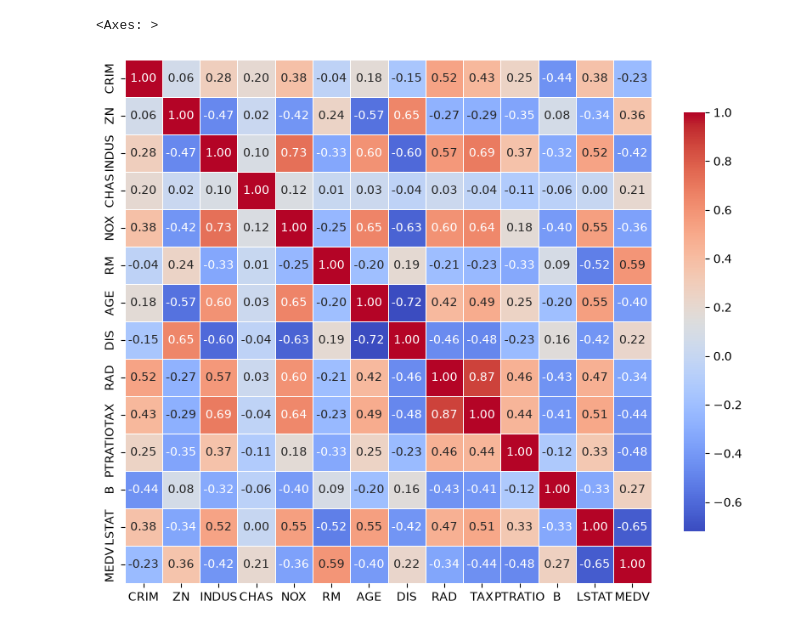
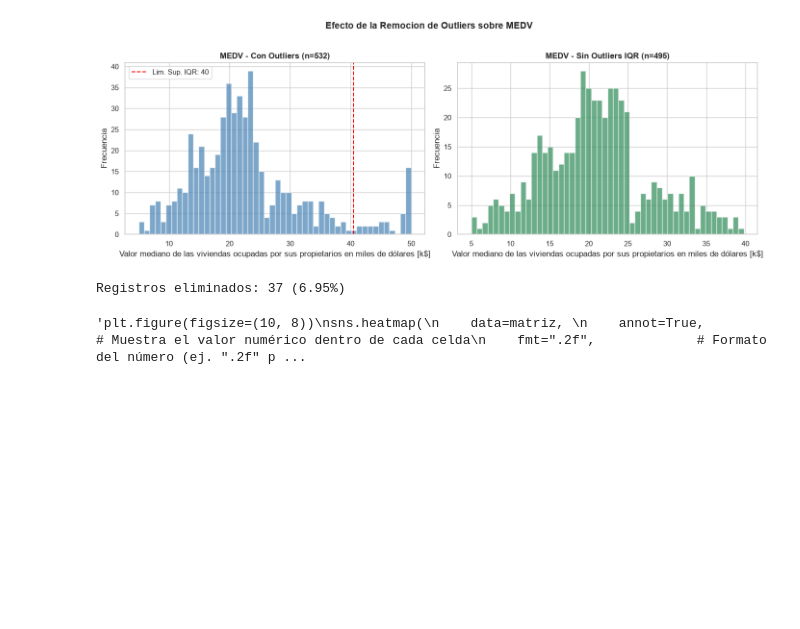
Before and after one commit to valentinocivetta04/TP_AA1_Civetta_Fucci_Frank_Winter, a Jupyter notebook: TP1/TP-regresion-AA1.ipynb, the cells around one changed output. Drawn from its saved outputs; the diff is of its cells as text; code cells hidden in the pictures; blank space fills up the shorter version.

```diff
--- a/TP1/TP-regresion-AA1.ipynb
+++ b/TP1/TP-regresion-AA1.ipynb
@@ -73,0 +124,2 @@ df_casas.describe()
+# %%
+df_casas_limpio = df_casas.dropna(subset=['MEDV'])
@@ -97,0 +190,3 @@ df_nulos
+# %%
+df_casas_limpio = df_casas_limpio.dropna(thresh=len(df_casas_limpio.columns)*0.5)
+df_casas_limpio.info()
@@ -98,7 +385,50 @@ df_nulos
+# %%
+col_ejemplo = 'MEDV'
+datos = df_casas_limpio[col_ejemplo].dropna()
+
+# Limites IQR
+q1 = datos.quantile(0.25)
+q3 = datos.quantile(0.75)
+iqr = q3 - q1
+lim_inf = q1 - IQR_FACTOR * iqr
+lim_sup = q3 + IQR_FACTOR * iqr
+
+datos_sin_outliers = datos[(datos >= lim_inf) & (datos <= lim_sup)]
+
+fig, axes = plt.subplots(1, 2, figsize=(14, 5))
+
+# Con outliers
+axes[0].hist(datos, bins=50, color='steelblue', edgecolor='white', alpha=0.7)
+axes[0].axvline(lim_sup, color='red', linestyle='--',
+                label=f'Lim. Sup. IQR: {lim_sup:.0f}')
+axes[0].set_title(f'{col_ejemplo} - Con Outliers (n={len(datos)})',
+                  fontweight='bold')
+axes[0].set_xlabel('Valor mediano de las viviendas ocupadas por sus propietarios en miles de dólares [k$]')
+axes[0].set_ylabel('Frecuencia')
+axes[0].legend()
+
+# Sin outliers
+axes[1].hist(datos_sin_outliers, bins=50, color='seagreen',
+             edgecolor='white', alpha=0.7)
+axes[1].set_title(f'{col_ejemplo} - Sin Outliers IQR (n={len(datos_sin_outliers)})',
+                  fontweight='bold')
+axes[1].set_xlabel('Valor mediano de las viviendas ocupadas por sus propietarios en miles de dólares [k$]')
+axes[1].set_ylabel('Frecuencia')
+
+plt.suptitle(f'Efecto de la Remocion de Outliers sobre {col_ejemplo}',
+             fontsize=14, fontweight='bold', y=1.02)
+plt.tight_layout()
+plt.show()
+
+print(f'Registros eliminados: {len(datos) - len(datos_sin_outliers)} '
+      f'({(len(datos) - len(datos_sin_outliers)) / len(datos) * 100:.2f}%)')
+# %% [output]
+[figure, added]
+Registros eliminados: 37 (6.95%)
 # %%
 matriz=df_casas.corr(method='pearson')
 # %%
-plt.figure(figsize=(10, 8))
+"""plt.figure(figsize=(10, 8))
 sns.heatmap(
     data=matriz,
     annot=True,            # Muestra el valor numérico dentro de cada celda
@@ -107,7 +437,6 @@ sns.heatmap(
     linewidths=0.5,        # Agrega líneas de separación entre las celdas
     linecolor='white',     # Color de las líneas de separación
     cbar_kws={"shrink": .8} # Ajusta el tamaño de la barra de colores lateral
-)
+)"""
 # %% [output]
-<Axes: >
+'plt.figure(figsize=(10, 8))\nsns.heatmap(\n    data=matriz, \n    annot=True,            # Muestra el valor numérico dentro de cada celda\n    fmt=".2f",             # Formato del número (ej. ".2f" p ...
-[figure, removed]
```
Also changed, not shown: parts of 30 cells of this notebook, 1 other file.
